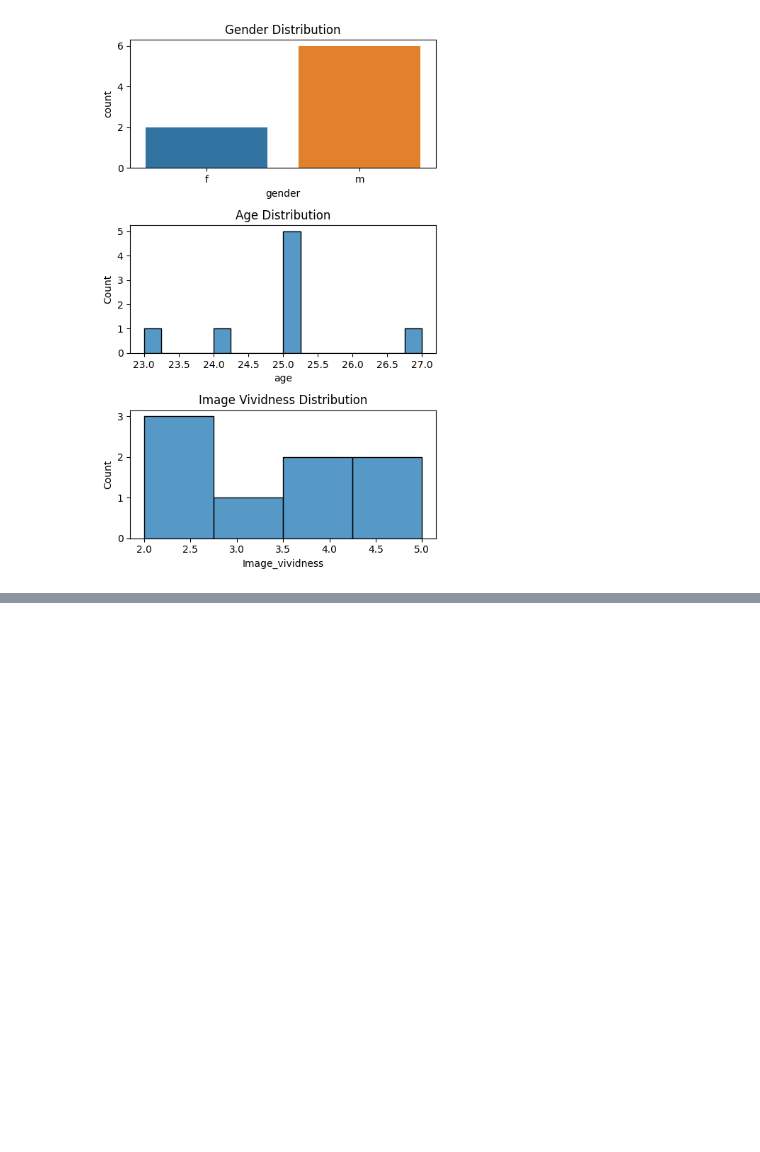
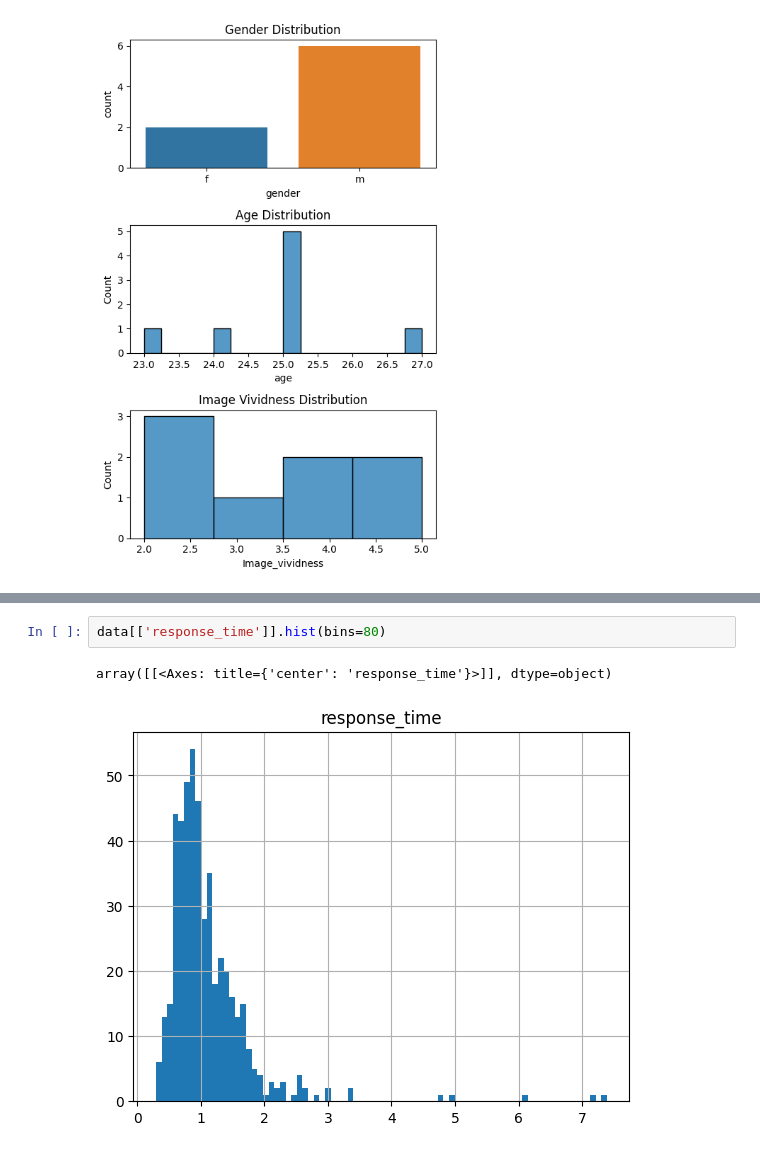
Before and after one commit to agneku/CognitiveExperiment, a Jupyter notebook: data_analysis.ipynb, the cells around one changed output, grey strips where cells are left out. Saved outputs shown, nothing was run; the diff lists cells and outputs as text; blank space fills up the shorter version.

Commit message:
load data for analysis

```diff
--- a/data_analysis.ipynb
+++ b/data_analysis.ipynb
@@ -116,0 +77,5 @@ AttributeError: 'numpy.float64' object has no attribute 'plot'
+# %%
+data[['response_time']].hist(bins=80)
+# %% [output]
+array([[<Axes: title={'center': 'response_time'}>]], dtype=object)
+[figure, added]
```
Also changed, not shown: parts of 2 cells of this notebook.
